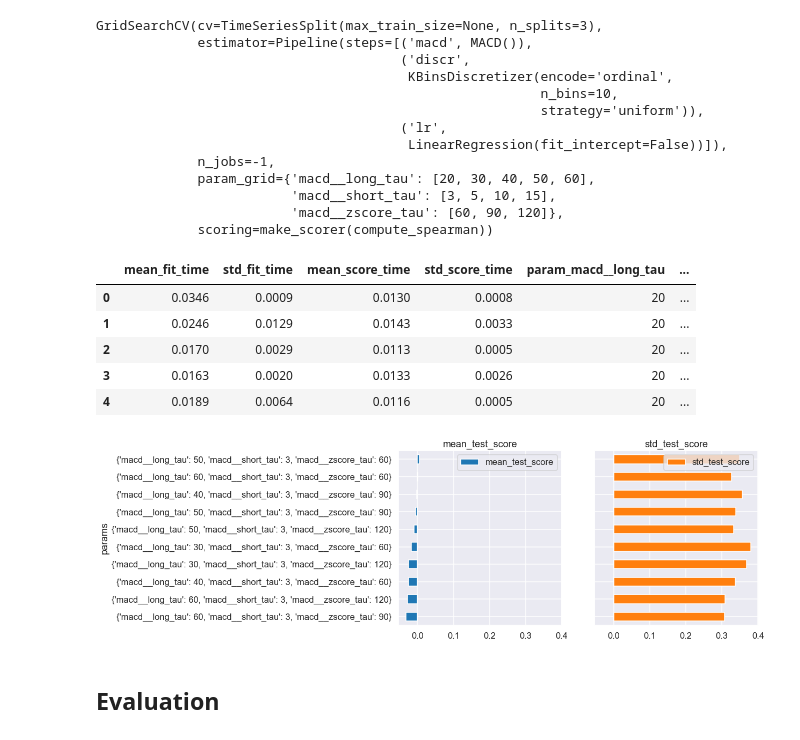
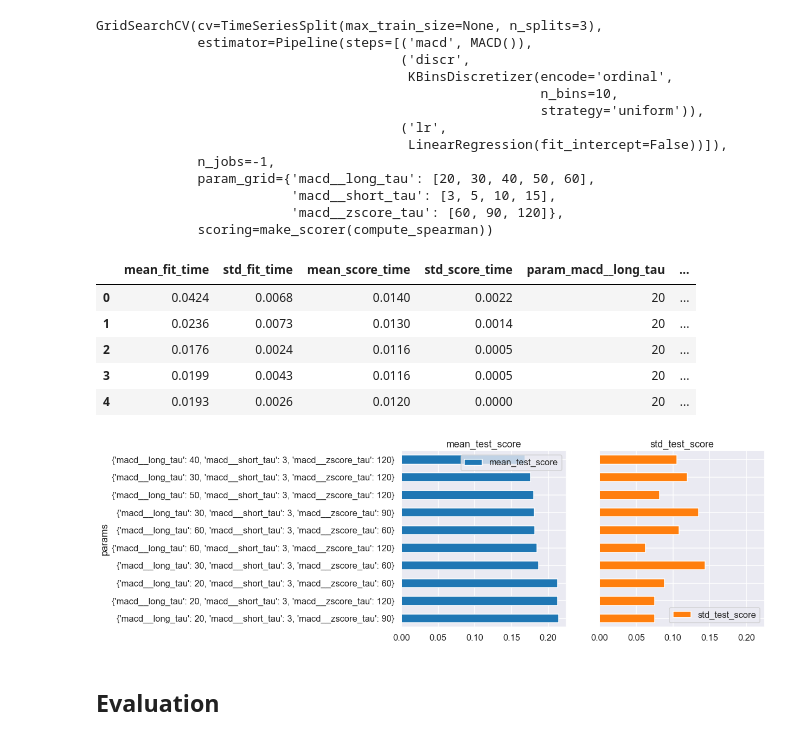
Before and after one commit to manualrg/ai4forecast, a Jupyter notebook: notebooks/04_fte_techind.ipynb, the cells around one changed output. Drawn from its saved outputs; the diff is of its cells as text; code cells hidden in the pictures.

```diff
--- a/notebooks/04_fte_techind.ipynb
+++ b/notebooks/04_fte_techind.ipynb
@@ -43,8 +43,8 @@ spearman_scorer = make_scorer(compute_spearman, greater_is_better=True)
 # %% [markdown]
 # Split Data
 # %%
-X_train = comm_df.loc[SPLIT_DT:, ['brent']]
-y_train = target.loc[SPLIT_DT:, 'target']
+X_train = comm_df.loc[:SPLIT_DT, ['brent']]
+y_train = target.loc[:SPLIT_DT, 'target']
 # %%
 tscv = TimeSeriesSplit(n_splits=KFOLDS)
 sp_tscv  = tscv.split(y_train)
@@ -137,17 +137,17 @@ macd_cv_res = pd.DataFrame(macd_gcv.cv_results_)
 macd_cv_res.head()
 # %% [output]
 |  | mean_fit_time | std_fit_time | mean_score_time | std_score_time | param_macd__long_tau | ... |
-| 0 | 0.0346 | 0.0009 | 0.0130 | 0.0008 | 20 | ... |
-| 1 | 0.0246 | 0.0129 | 0.0143 | 0.0033 | 20 | ... |
-| 2 | 0.0170 | 0.0029 | 0.0113 | 0.0005 | 20 | ... |
-| 3 | 0.0163 | 0.0020 | 0.0133 | 0.0026 | 20 | ... |
-| 4 | 0.0189 | 0.0064 | 0.0116 | 0.0005 | 20 | ... |
+| 0 | 0.0424 | 0.0068 | 0.0140 | 0.0022 | 20 | ... |
+| 1 | 0.0236 | 0.0073 | 0.0130 | 0.0014 | 20 | ... |
+| 2 | 0.0176 | 0.0024 | 0.0116 | 0.0005 | 20 | ... |
+| 3 | 0.0199 | 0.0043 | 0.0116 | 0.0005 | 20 | ... |
+| 4 | 0.0193 | 0.0026 | 0.0120 | 0.0000 | 20 | ... |
 # %%
-macd_cv_res.sort_values(by='rank_test_score', ascending=False).iloc[-10:].\
+macd_cv_res.sort_values(by='rank_test_score').iloc[:10].\
     plot.barh(x='params', y=['mean_test_score', 'std_test_score'], subplots=True, layout=(1,2), sharey=True)
 plt.show()
 # %% [output]
-[figure, old version]
+[figure, new version]
 # %% [markdown]
 ## Evaluation
 # %%
```
Also changed, not shown: parts of 25 cells of this notebook.
